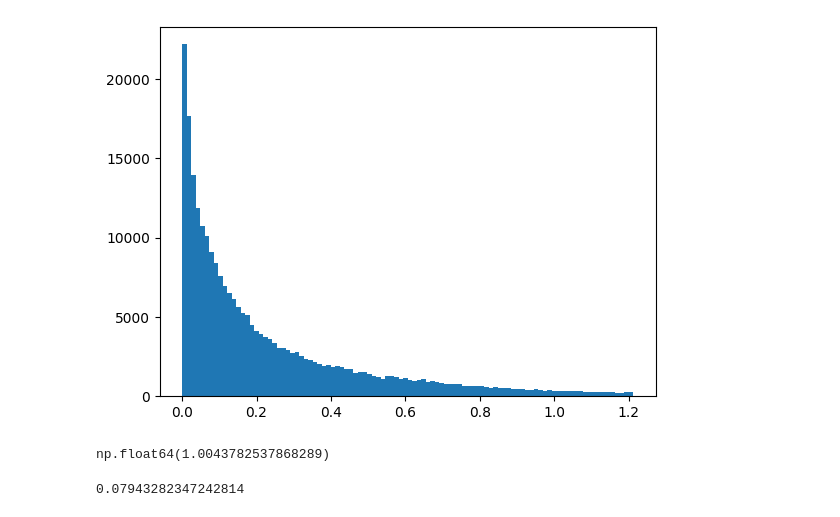
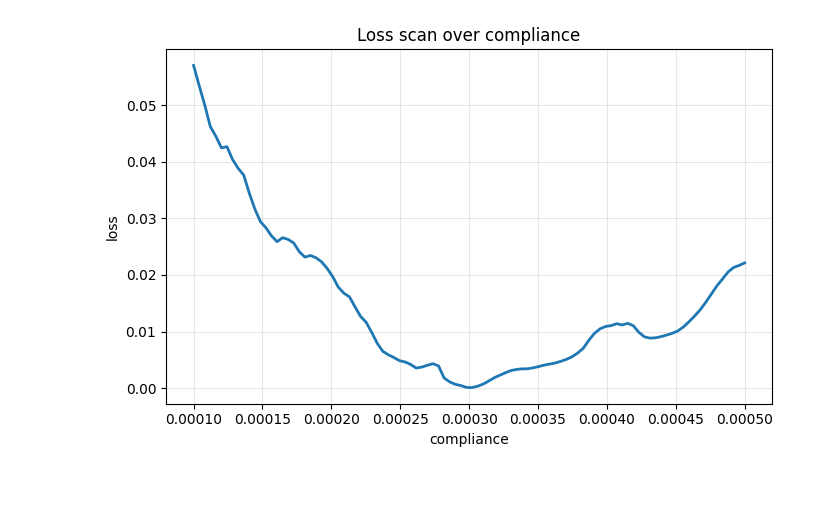
Before and after one commit to boris1828/diffdefo, a Jupyter notebook: compare.ipynb, the cells around one changed output. Cells and saved outputs as stored; diff of their text form; code cells hidden in the pictures; blank space fills up the shorter version.

Commit message:
added loss scan experiment to C++ impl

```diff
--- a/compare.ipynb
+++ b/compare.ipynb
@@ -48,13 +1,36 @@ get_lims(neg)
-# %%
-plt.hist(compact(neg), bins=100)
-plt.show()
-# %% [output]
-[figure, removed]
-# %%
-np.sum(data<0.0) / np.sum(data>0.0)
-# %% [output]
-np.float64(1.0043782537868289)
-# %%
-pow(0.00000000001, 0.1)
-# %% [output]
-0.07943282347242814
+# %%
+import os, re, subprocess
+import numpy as np
+import matplotlib.pyplot as plt
+
+PROJ_ROOT = os.path.abspath(".")
+EXE       = os.path.join(PROJ_ROOT, "build", "bin", "Release", "xpbd.exe")
+CONFIG    = os.path.join(PROJ_ROOT, "src", "param.conf")
+
+def parse_vector(out, label):
+    m = re.search(rf"{label}\s*=\s*\[(.*?)\]", out, re.DOTALL)
+    assert m, f"missing '{label} = [...]' in output — is the experiment loss_scan_compliance?"
+    return np.array([float(t) for t in m.group(1).split(",") if t.strip()])
+# %%
+res = subprocess.run([EXE, CONFIG], capture_output=True, text=True)
+assert res.returncode == 0, f"xpbd failed:\n{res.stderr}"
+
+compliance = parse_vector(res.stdout, "compliances")
+loss       = parse_vector(res.stdout, "losses")
+
+order = np.argsort(compliance)
+compliance, loss = compliance[order], loss[order]
+# %%
+# --- plot ---
+plt.figure(figsize=(7, 4.5))
+# plt.scatter(compliance, loss, s=10)
+plt.plot(compliance, loss, lw=2)
+
+plt.xlabel("compliance")
+plt.ylabel("loss")
+plt.title("Loss scan over compliance")
+plt.grid(True, alpha=0.3)
+plt.tight_layout()
+plt.show()
+# %% [output]
+[figure, added]
```
Also changed, not shown: parts of 3 cells of this notebook, 2 other files.
